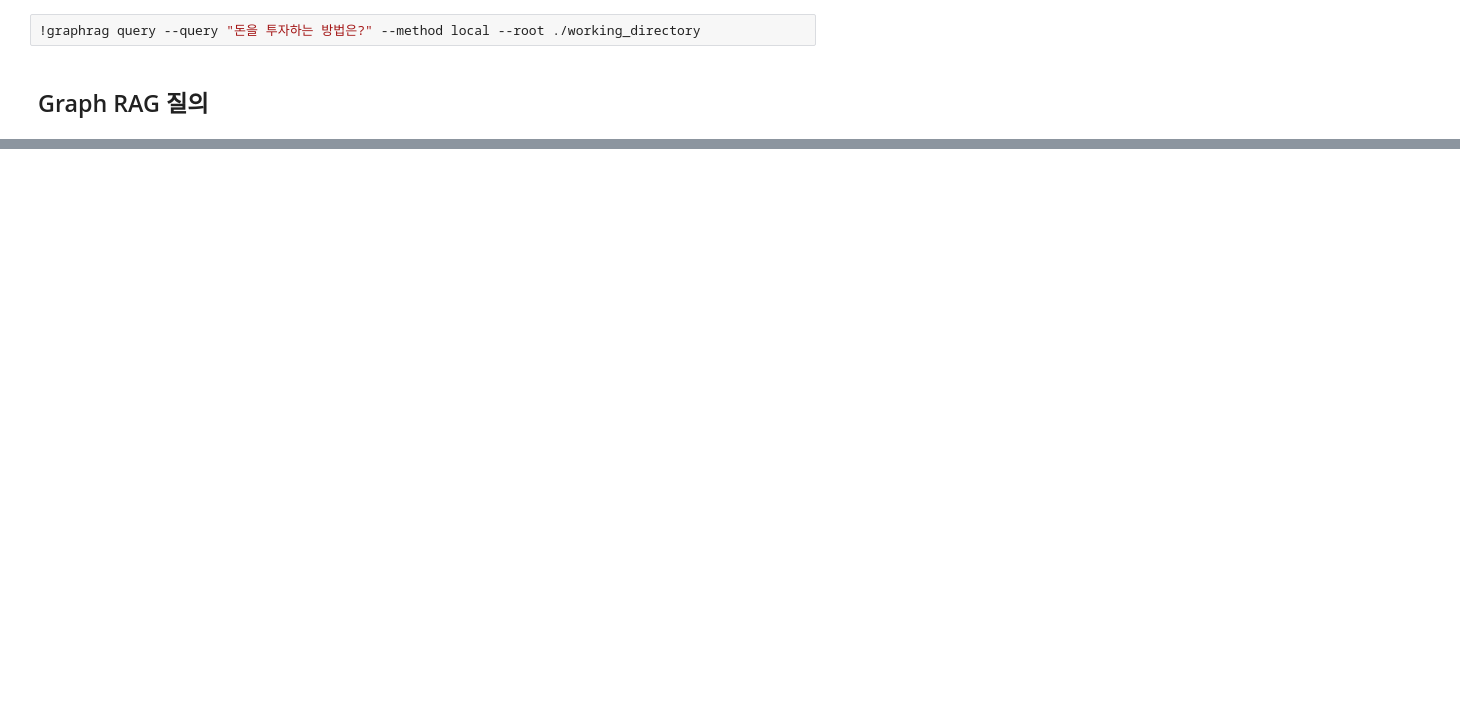
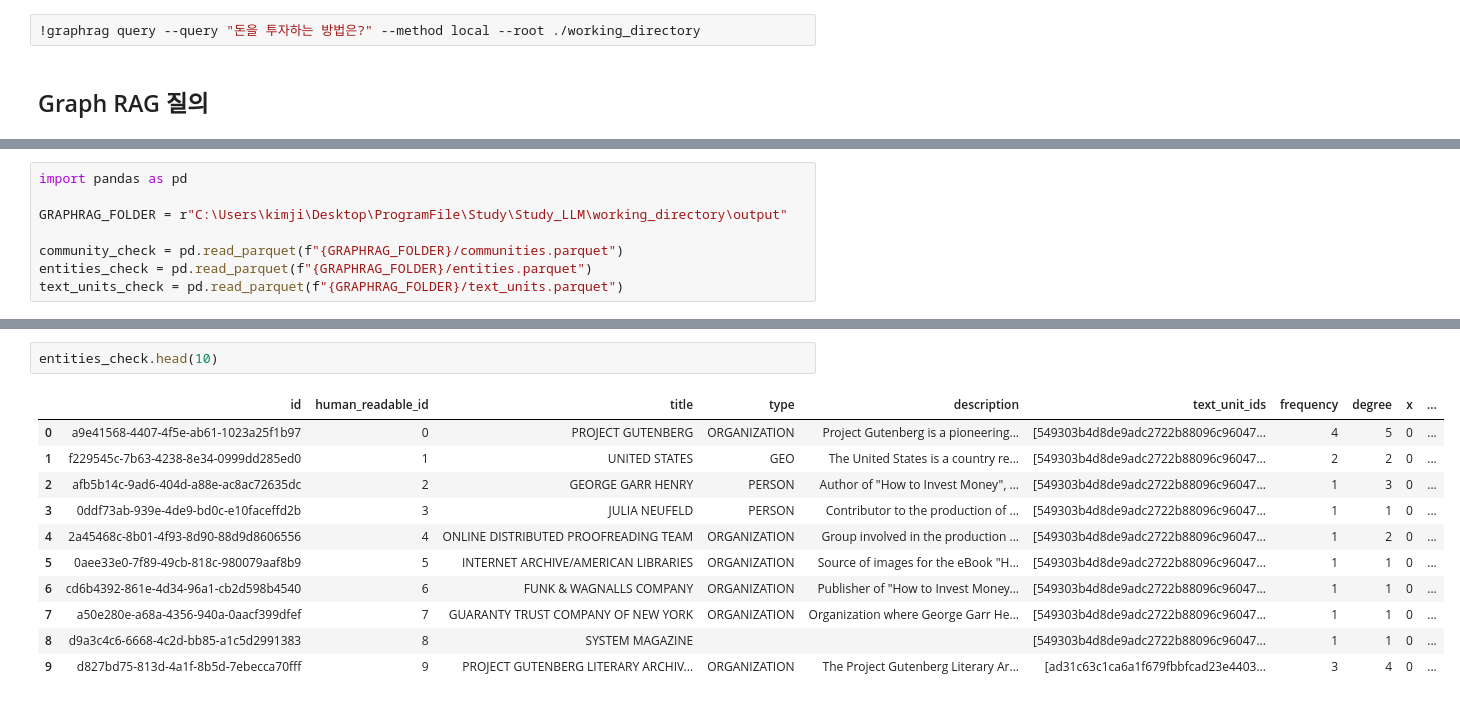
Before and after one commit to jinhyeook/Study-log, a Jupyter notebook: Study_LLM/Chapter05.ipynb, the cells around one changed output, grey strips where cells are left out. Drawn from its saved outputs; the diff is of its cells as text; blank space fills up the shorter version.

```diff
--- a/Study_LLM/Chapter05.ipynb
+++ b/Study_LLM/Chapter05.ipynb
@@ -112,0 +506,8 @@ I am sorry but I am unable to answer this question given the provided data.
+# %%
+import pandas as pd
+
+GRAPHRAG_FOLDER = r"C:\Users\kimji\Desktop\ProgramFile\Study\Study_LLM\working_directory\output"
+
+community_check = pd.read_parquet(f"{GRAPHRAG_FOLDER}/communities.parquet")
+entities_check = pd.read_parquet(f"{GRAPHRAG_FOLDER}/entities.parquet")
+text_units_check = pd.read_parquet(f"{GRAPHRAG_FOLDER}/text_units.parquet")
@@ -112,0 +521,14 @@ I am sorry but I am unable to answer this question given the provided data.
+# %%
+entities_check.head(10)
+# %% [output]
+|  | id | human_readable_id | title | type | description | text_unit_ids | frequency | degree | x | ... |
+| 0 | a9e41568-4407-4f5e-ab61-1023a25f1b97 | 0 | PROJECT GUTENBERG | ORGANIZATION | Project Gutenberg is a pioneering... | [549303b4d8de9adc2722b88096c96047... | 4 | 5 | 0 | ... |
+| 1 | f229545c-7b63-4238-8e34-0999dd285ed0 | 1 | UNITED STATES | GEO | The United States is a country re... | [549303b4d8de9adc2722b88096c96047... | 2 | 2 | 0 | ... |
+| 2 | afb5b14c-9ad6-404d-a88e-ac8ac72635dc | 2 | GEORGE GARR HENRY | PERSON | Author of "How to Invest Money", ... | [549303b4d8de9adc2722b88096c96047... | 1 | 3 | 0 | ... |
+| 3 | 0ddf73ab-939e-4de9-bd0c-e10faceffd2b | 3 | JULIA NEUFELD | PERSON | Contributor to the production of ... | [549303b4d8de9adc2722b88096c96047... | 1 | 1 | 0 | ... |
+| 4 | 2a45468c-8b01-4f93-8d90-88d9d8606556 | 4 | ONLINE DISTRIBUTED PROOFREADING TEAM | ORGANIZATION | Group involved in the production ... | [549303b4d8de9adc2722b88096c96047... | 1 | 2 | 0 | ... |
+| 5 | 0aee33e0-7f89-49cb-818c-980079aaf8b9 | 5 | INTERNET ARCHIVE/AMERICAN LIBRARIES | ORGANIZATION | Source of images for the eBook "H... | [549303b4d8de9adc2722b88096c96047... | 1 | 1 | 0 | ... |
+| 6 | cd6b4392-861e-4d34-96a1-cb2d598b4540 | 6 | FUNK & WAGNALLS COMPANY | ORGANIZATION | Publisher of "How to Invest Money... | [549303b4d8de9adc2722b88096c96047... | 1 | 1 | 0 | ... |
+| 7 | a50e280e-a68a-4356-940a-0aacf399dfef | 7 | GUARANTY TRUST COMPANY OF NEW YORK | ORGANIZATION | Organization where George Garr He... | [549303b4d8de9adc2722b88096c96047... | 1 | 1 | 0 | ... |
+| 8 | d9a3c4c6-6668-4c2d-bb85-a1c5d2991383 | 8 | SYSTEM MAGAZINE |  |  | [549303b4d8de9adc2722b88096c96047... | 1 | 1 | 0 | ... |
+| 9 | d827bd75-813d-4a1f-8b5d-7ebecca70fff | 9 | PROJECT GUTENBERG LITERARY ARCHIV... | ORGANIZATION | The Project Gutenberg Literary Ar... | [ad31c63c1ca6a1f679fbbfcad23e4403... | 3 | 4 | 0 | ... |
```
Also changed, not shown: parts of 19 cells of this notebook, 2 other files.
